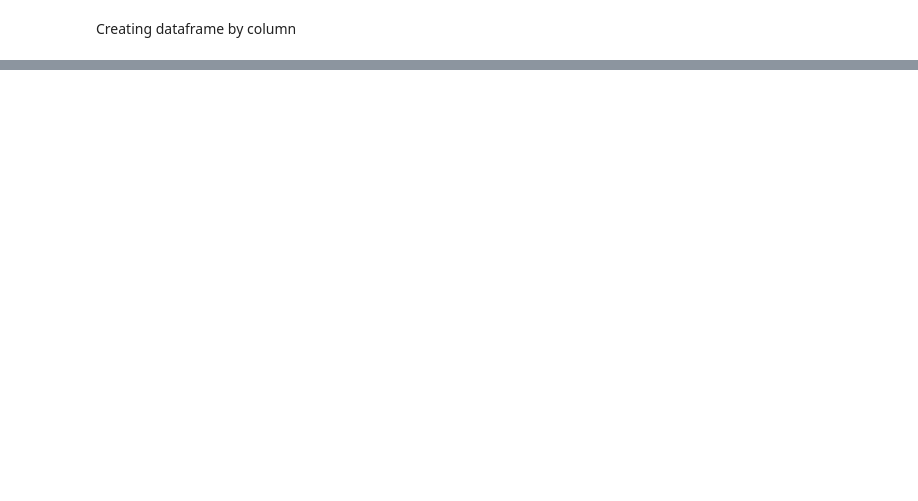
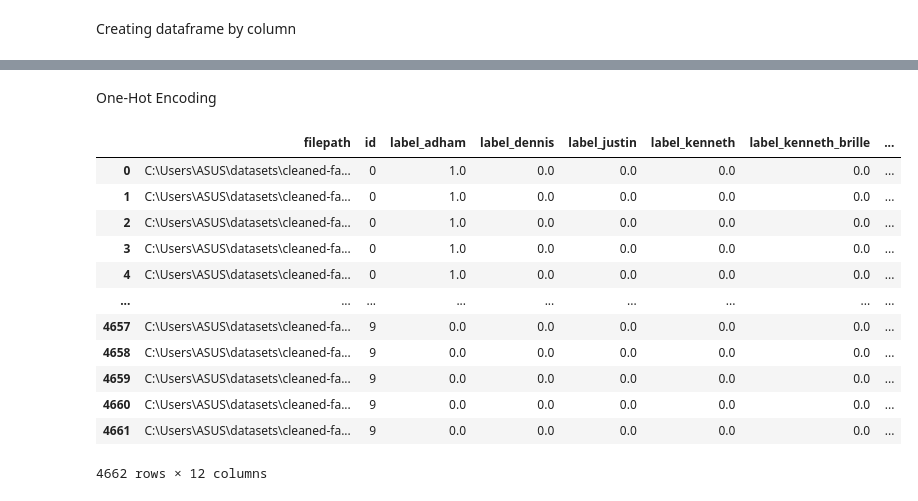
Before and after one commit to adhamarif/face-recognition, a Jupyter notebook: row_generator.ipynb, the cells around one changed output, grey strips where cells are left out. Saved outputs shown, nothing was run; the diff lists cells and outputs as text; code cells hidden in the pictures; blank space fills up the shorter version.

```diff
--- a/row_generator.ipynb
+++ b/row_generator.ipynb
@@ -69,0 +80,3 @@ with open(csv_file_path, 'w', newline='') as csv_file:
+# %%
+data_df = pd.read_csv(r"C:\Users\ASUS\datasets\face_label_id.csv")
+data_df
@@ -69,0 +97,19 @@ with open(csv_file_path, 'w', newline='') as csv_file:
+# %% [markdown]
+One-Hot Encoding
+# %%
+data_df_encoded = pd.get_dummies(data_df,columns=["label"],dtype=float)
+data_df_encoded
+# %% [output]
+|  | filepath | id | label_adham | label_dennis | label_justin | label_kenneth | label_kenneth_brille | ... |
+| 0 | C:\Users\ASUS\datasets\cleaned-fa... | 0 | 1.0 | 0.0 | 0.0 | 0.0 | 0.0 | ... |
+| 1 | C:\Users\ASUS\datasets\cleaned-fa... | 0 | 1.0 | 0.0 | 0.0 | 0.0 | 0.0 | ... |
+| 2 | C:\Users\ASUS\datasets\cleaned-fa... | 0 | 1.0 | 0.0 | 0.0 | 0.0 | 0.0 | ... |
+| 3 | C:\Users\ASUS\datasets\cleaned-fa... | 0 | 1.0 | 0.0 | 0.0 | 0.0 | 0.0 | ... |
+| 4 | C:\Users\ASUS\datasets\cleaned-fa... | 0 | 1.0 | 0.0 | 0.0 | 0.0 | 0.0 | ... |
+| ... | ... | ... | ... | ... | ... | ... | ... | ... |
+| 4657 | C:\Users\ASUS\datasets\cleaned-fa... | 9 | 0.0 | 0.0 | 0.0 | 0.0 | 0.0 | ... |
+| 4658 | C:\Users\ASUS\datasets\cleaned-fa... | 9 | 0.0 | 0.0 | 0.0 | 0.0 | 0.0 | ... |
+| 4659 | C:\Users\ASUS\datasets\cleaned-fa... | 9 | 0.0 | 0.0 | 0.0 | 0.0 | 0.0 | ... |
+| 4660 | C:\Users\ASUS\datasets\cleaned-fa... | 9 | 0.0 | 0.0 | 0.0 | 0.0 | 0.0 | ... |
+| 4661 | C:\Users\ASUS\datasets\cleaned-fa... | 9 | 0.0 | 0.0 | 0.0 | 0.0 | 0.0 | ... |
+4662 rows × 12 columns
```
Also changed, not shown: parts of 11 cells of this notebook, 1 other file.
